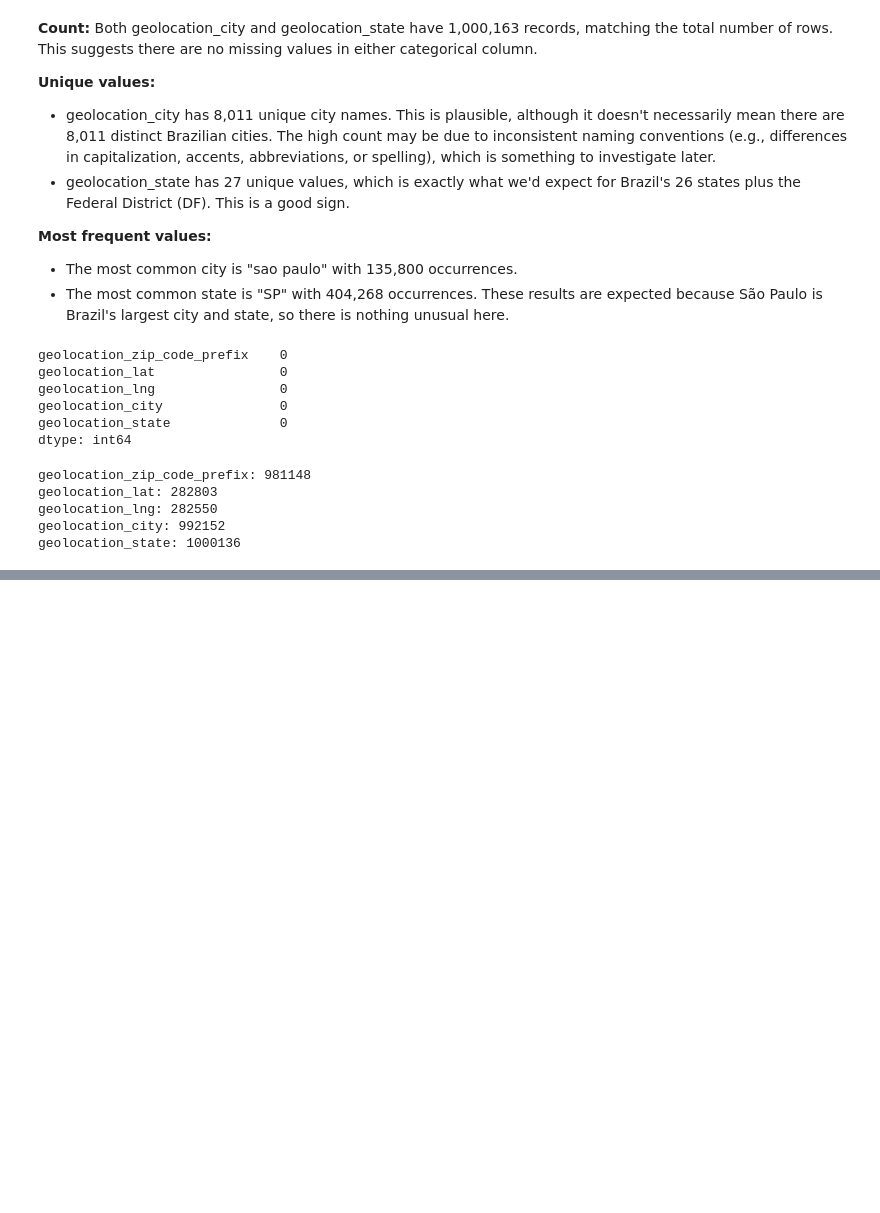
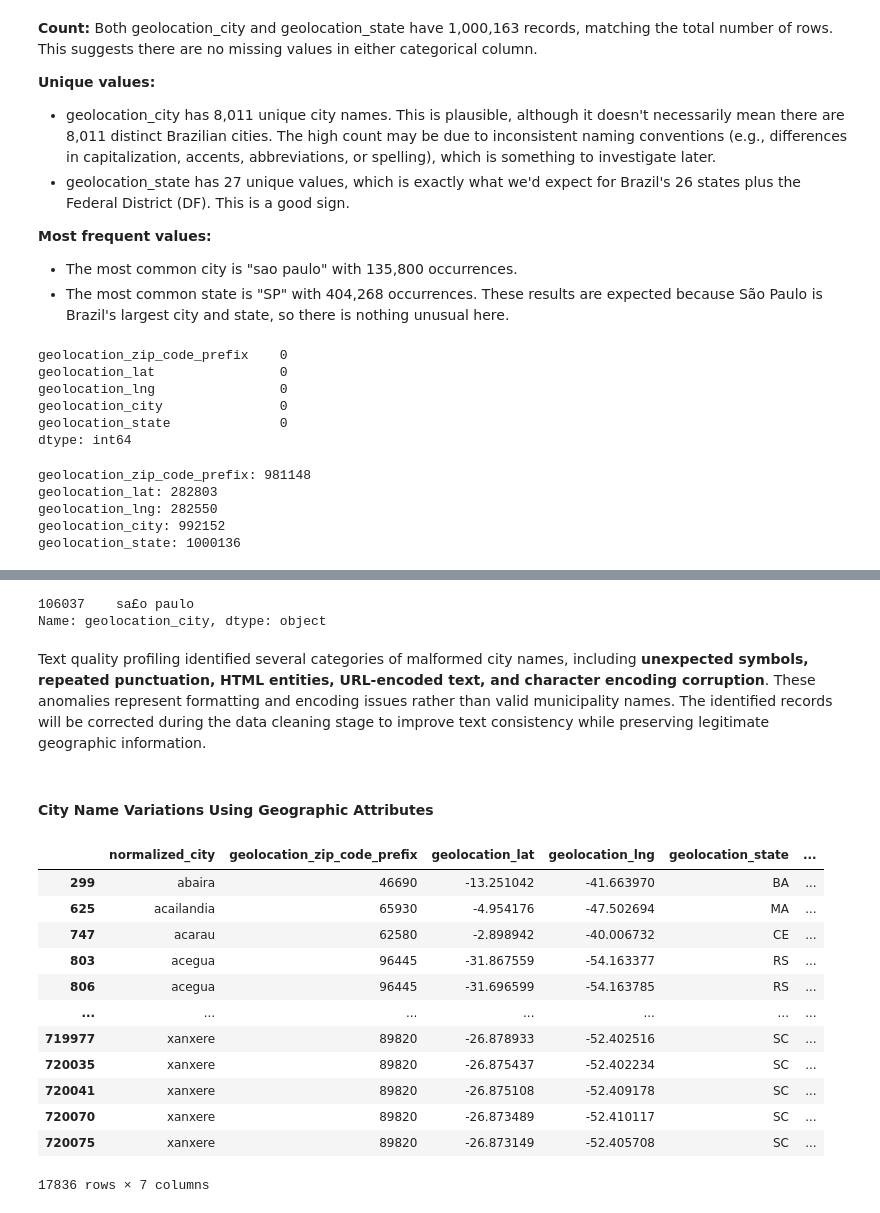
Before and after one commit to Mamello01/e-commerce, a Jupyter notebook: 02_data_preparation/geolocation_preparation.ipynb, the cells around one changed output, grey strips where cells are left out. Saved outputs shown, nothing was run; the diff lists cells and outputs as text; code cells hidden in the pictures; blank space fills up the shorter version.

```diff
--- a/02_data_preparation/geolocation_preparation.ipynb
+++ b/02_data_preparation/geolocation_preparation.ipynb
@@ -119,0 +384,64 @@ geolocation_state: 1000136
+# %%
+# Display unique city names containing possible encoding corruption
+encoding_corruption["geolocation_city"] \
+    .drop_duplicates() \
+    .sort_values()
+# %% [output]
+106037    sa£o paulo
+Name: geolocation_city, dtype: object
+# %% [markdown]
+Text quality profiling identified several categories of malformed city names, including **unexpected symbols, repeated punctuation, HTML entities, URL-encoded text, and character encoding corruption**. These anomalies represent formatting and encoding issues rather than valid municipality names. The identified records will be corrected during the data cleaning stage to improve text consistency while preserving legitimate geographic information.
+# %% [markdown]
+#### City Name Variations Using Geographic Attributes
+# %%
+# Create a copy of the dataset for profiling
+city_profile = geolocation_df.copy()
+
+# Create normalized city names for comparison
+city_profile["normalized_city"] = (
+    city_profile["geolocation_city"]
+    .apply(unidecode)
+    .str.lower()
+    .str.strip()
+)
+# %%
+# Verify city name variations using geographic attributes
+city_variations = (
+    city_profile
+    .groupby([
+        "normalized_city",
+        "geolocation_zip_code_prefix",
+        "geolocation_lat",
+        "geolocation_lng",
+        "geolocation_state"
+    ])["geolocation_city"]
+    .unique()
+    .reset_index()
+)
+# %%
+# Count the number of verified city name representations
+city_variations["variation_count"] = (
+    city_variations["geolocation_city"]
+    .apply(len)
+)
+
+# Display verified city name variations
+verified_city_variations = city_variations[
+    city_variations["variation_count"] > 1
+]
+
+verified_city_variations
+# %% [output]
+|  | normalized_city | geolocation_zip_code_prefix | geolocation_lat | geolocation_lng | geolocation_state | ... |
+| 299 | abaira | 46690 | -13.251042 | -41.663970 | BA | ... |
+| 625 | acailandia | 65930 | -4.954176 | -47.502694 | MA | ... |
+| 747 | acarau | 62580 | -2.898942 | -40.006732 | CE | ... |
+| 803 | acegua | 96445 | -31.867559 | -54.163377 | RS | ... |
+| 806 | acegua | 96445 | -31.696599 | -54.163785 | RS | ... |
+| ... | ... | ... | ... | ... | ... | ... |
+| 719977 | xanxere | 89820 | -26.878933 | -52.402516 | SC | ... |
+| 720035 | xanxere | 89820 | -26.875437 | -52.402234 | SC | ... |
+| 720041 | xanxere | 89820 | -26.875108 | -52.409178 | SC | ... |
+| 720070 | xanxere | 89820 | -26.873489 | -52.410117 | SC | ... |
+| 720075 | xanxere | 89820 | -26.873149 | -52.405708 | SC | ... |
+17836 rows × 7 columns
```
Also changed, not shown: parts of 82 cells of this notebook.
